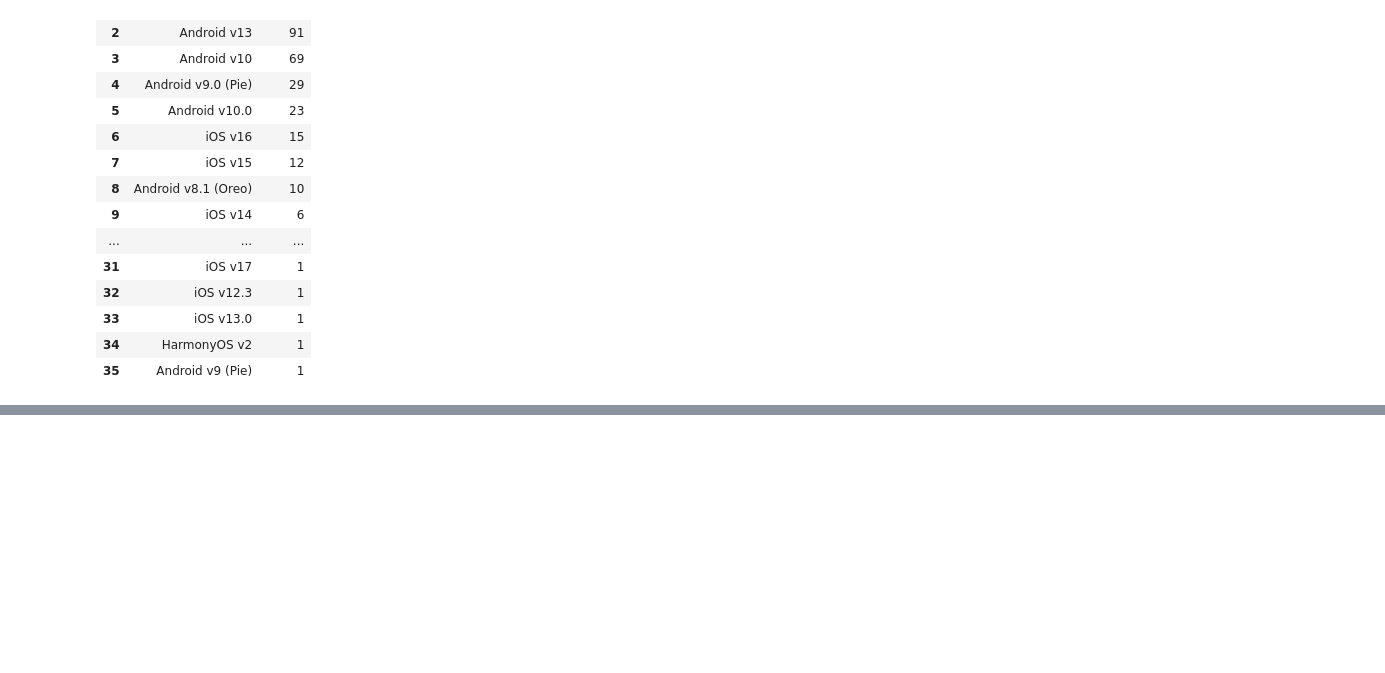
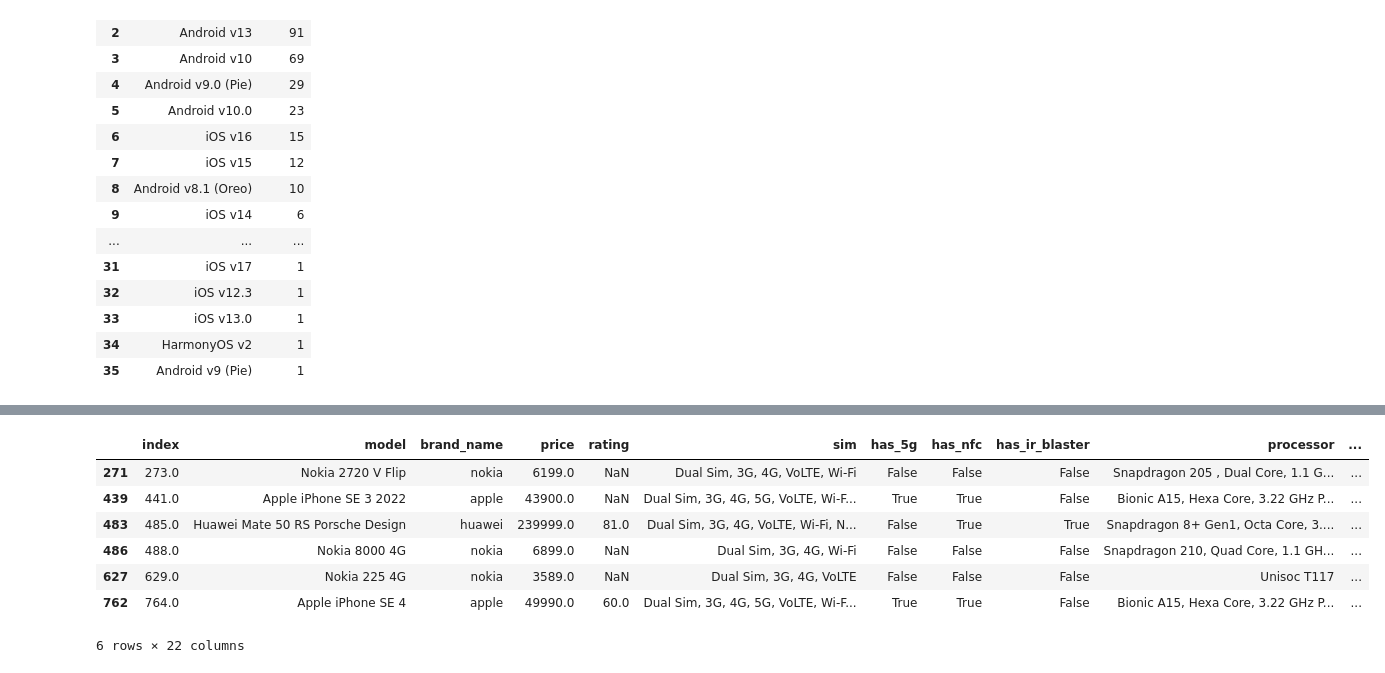
Before and after one commit to tanvirahmed1732/My-Learnings, a Jupyter notebook: Data Science Mentorship Program (DSMP)/Week 12 Data Analysis Process Contd/Session on Data Cleaning Case Study - Smartphone dataset/SmartPhone Data Cleaning.ipynb, the cells around one changed output, grey strips where cells are left out. Cells and saved outputs as stored; diff of their text form; code cells hidden in the pictures; blank space fills up the shorter version.

```diff
--- a/Data Science Mentorship Program (DSMP)/Week 12 Data Analysis Process Contd/Session on Data Cleaning Case Study - Smartphone dataset/SmartPhone Data Cleaning.ipynb
+++ b/Data Science Mentorship Program (DSMP)/Week 12 Data Analysis Process Contd/Session on Data Cleaning Case Study - Smartphone dataset/SmartPhone Data Cleaning.ipynb
@@ -500,0 +860,6 @@ df1['os'].value_counts().reset_index()
+# %%
+# there is 2 information in ram column, let's seperate them
+temp_df=df1['ram'].str.strip().str.split(',').str.get(0).str.strip().str.split(' ').str.get(0).str.findall(r'\d+').str.get(0) #getting the ram info
+# %%
+df1.insert(15,'ram_GB',temp_df) #inserting to a new column
+df1.head()
@@ -500,0 +874,5 @@ df1['os'].value_counts().reset_index()
+# %%
+temp_df=df1['ram'].str.strip().str.split(',').str.get(1).str.strip().str.split(' ').str.get(0).str.findall(r'\d+').str.get(0) #getting the storage info
+# %%
+df1.insert(16,'storage',temp_df)
+df1.head()
@@ -500,0 +904,15 @@ df1['os'].value_counts().reset_index()
+# %%
+# there is some outlier, let's see what happend
+df1[df1['ram_GB'].astype(float)>18]
+#64GB seems natural but there are 2 values with 512 mb ram and another one with 512 GB ram,
+#512 gb ram should be in the storage column. and the ram information is not given.
+#let's handle these problem one by one
+# %% [output]
+|  | index | model | brand_name | price | rating | sim | has_5g | has_nfc | has_ir_blaster | processor | ... |
+| 271 | 273.0 | Nokia 2720 V Flip | nokia | 6199.0 | NaN | Dual Sim, 3G, 4G, VoLTE, Wi-Fi | False | False | False | Snapdragon 205 , Dual Core, 1.1 G... | ... |
+| 439 | 441.0 | Apple iPhone SE 3 2022 | apple | 43900.0 | NaN | Dual Sim, 3G, 4G, 5G, VoLTE, Wi-F... | True | True | False | Bionic A15, Hexa Core, 3.22 GHz P... | ... |
+| 483 | 485.0 | Huawei Mate 50 RS Porsche Design | huawei | 239999.0 | 81.0 | Dual Sim, 3G, 4G, VoLTE, Wi-Fi, N... | False | True | True | Snapdragon 8+ Gen1, Octa Core, 3.... | ... |
+| 486 | 488.0 | Nokia 8000 4G | nokia | 6899.0 | NaN | Dual Sim, 3G, 4G, Wi-Fi | False | False | False | Snapdragon 210, Quad Core, 1.1 GH... | ... |
+| 627 | 629.0 | Nokia 225 4G | nokia | 3589.0 | NaN | Dual Sim, 3G, 4G, VoLTE | False | False | False | Unisoc T117 | ... |
+| 762 | 764.0 | Apple iPhone SE 4 | apple | 49990.0 | 60.0 | Dual Sim, 3G, 4G, 5G, VoLTE, Wi-F... | True | True | False | Bionic A15, Hexa Core, 3.22 GHz P... | ... |
+6 rows × 22 columns
```
Also changed, not shown: parts of 131 cells of this notebook.
